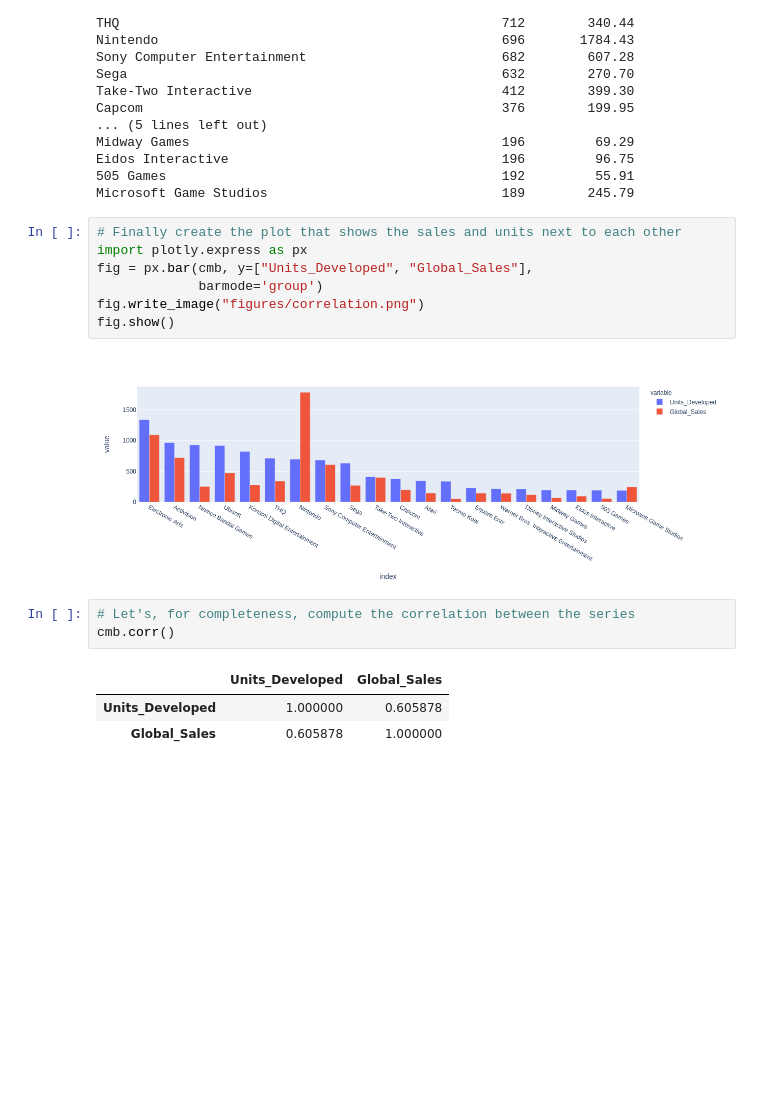
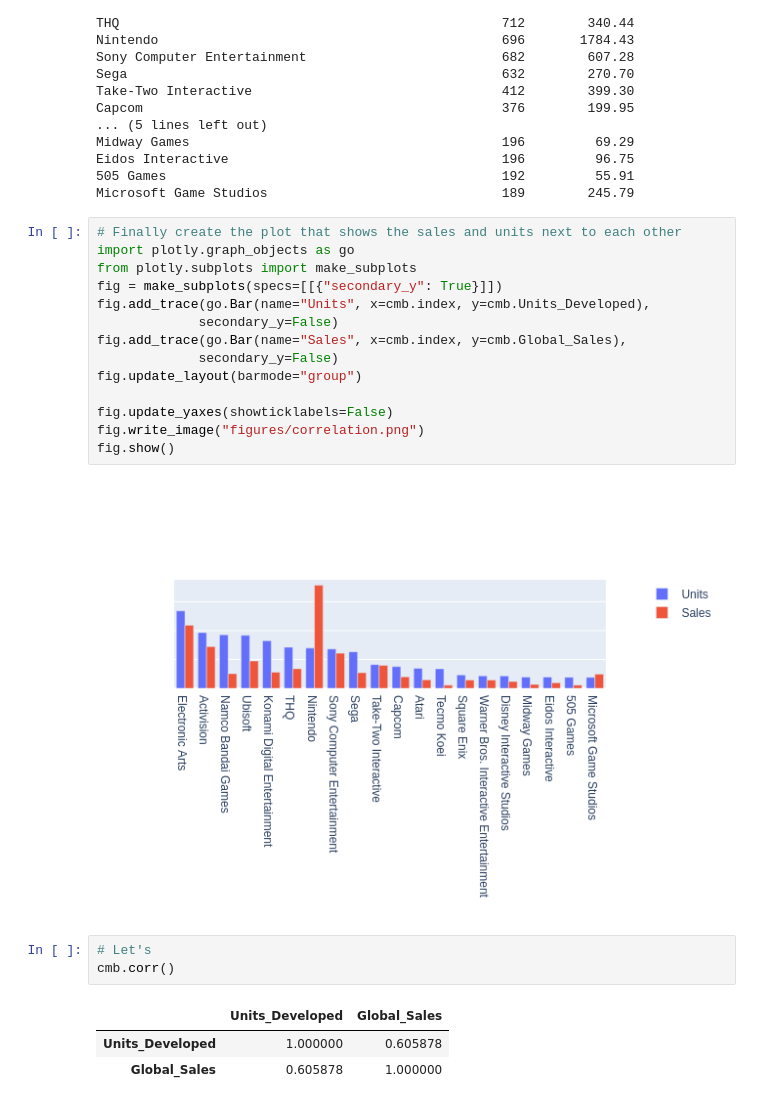
Before and after one commit to CuDeA0/udnanoDSC01, a Jupyter notebook: jpNotebook.ipynb, the cells around one changed output. Cells and saved outputs as stored; diff of their text form; blank space fills up the shorter version.

```diff
--- a/jpNotebook.ipynb
+++ b/jpNotebook.ipynb
@@ -257,15 +241,22 @@ Eidos Interactive                                   196         96.75
 Microsoft Game Studios                              189        245.79
 # %%
 # Finally create the plot that shows the sales and units next to each other
-import plotly.express as px
-fig = px.bar(cmb, y=["Units_Developed", "Global_Sales"],
-             barmode='group')
+import plotly.graph_objects as go
+from plotly.subplots import make_subplots
+fig = make_subplots(specs=[[{"secondary_y": True}]])
+fig.add_trace(go.Bar(name="Units", x=cmb.index, y=cmb.Units_Developed),
+             secondary_y=False)
+fig.add_trace(go.Bar(name="Sales", x=cmb.index, y=cmb.Global_Sales),
+             secondary_y=False)
+fig.update_layout(barmode="group")
+
+fig.update_yaxes(showticklabels=False)
 fig.write_image("figures/correlation.png")
 fig.show()
 # %% [output]
-[figure, old version]
+[figure, new version]
 # %%
-# Let's, for completeness, compute the correlation between the series
+# Let's
 cmb.corr()
 # %% [output]
 |  | Units_Developed | Global_Sales |
```
Also changed, not shown: parts of 13 cells of this notebook, 2 other files.
